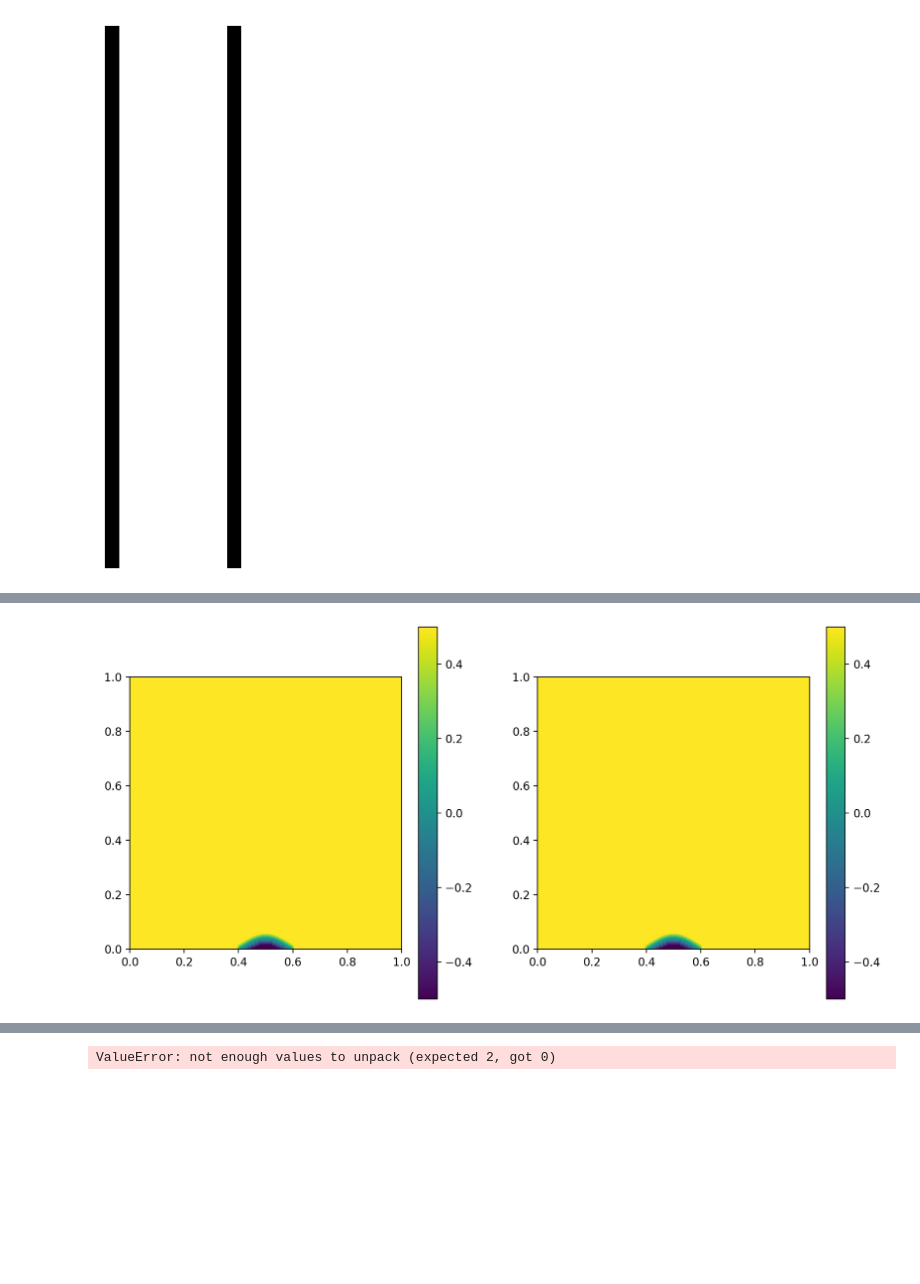
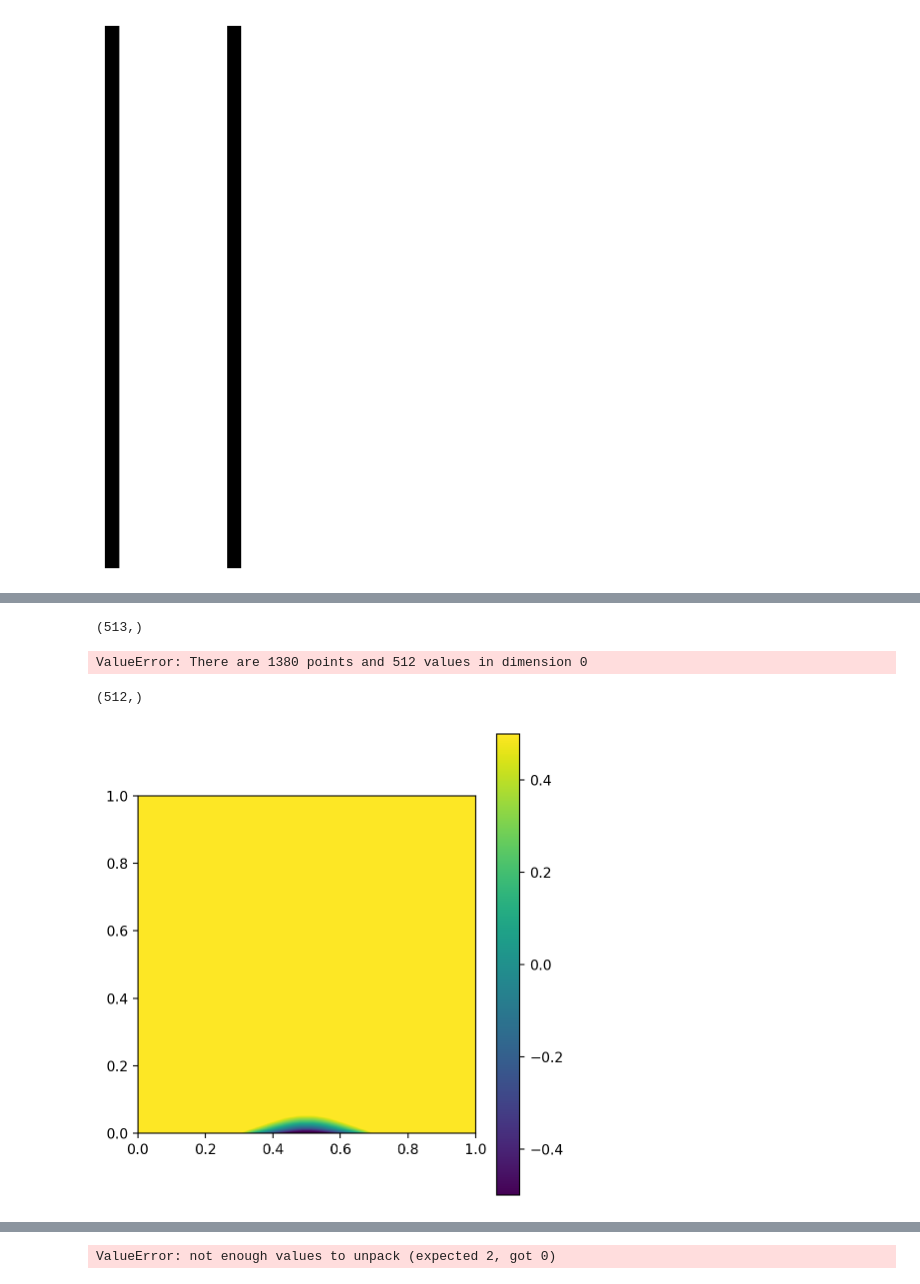
Before and after one commit to bz226/Research-Dedalus, a Jupyter notebook: 2d-AR=64/smooth_moosinesq_ibm.ipynb, the cells around one changed output, grey strips where cells are left out. Drawn from its saved outputs; the diff is of its cells as text; code cells hidden in the pictures; blank space fills up the shorter version.

```diff
--- a/2d-AR=64/smooth_moosinesq_ibm.ipynb
+++ b/2d-AR=64/smooth_moosinesq_ibm.ipynb
@@ -173,12 +202,15 @@ im = im[padz:-padz, padx:-padx, :]
 # %%
 def mask(x): return 0.5*(1-erf(np.pi**(1/2)*x))
 # %%
-cell = np.asarray(im)[:,:,2]
-cell = 1-(cell-np.min(cell))/(np.max(cell)-np.min(cell)) - .5 # boundary at cell == 0
-# the signed distance function
-# dis = [Lz/cell.shape[0],Lx/cell.shape[1]]
-# print(dis)
-distance = skfmm.distance(cell, dx = 1/50)
+# cell = np.asarray(im)[:,:,2]
+# print(cell)
+# cell = 1-(cell-np.min(cell))/(np.max(cell)-np.min(cell)) - .5 # boundary at cell == 0
+# print(cell)
+# # the signed distance function
+# # dis = [Lz/cell.shape[0],Lx/cell.shape[1]]
+# # print(dis)
+# print(cell.shape)
+# distance = skfmm.distance(cell, dx = 0.2,periodic=(False,True))
 
-print(cell.shape[1])
+# print(cell.shape[1])
 # %% [output]
@@ -186,3 +246,24 @@ print(cell.shape[1])
+# %%
+def mountain_shape(x):
+    return np.where((x >= -1.5) & (x <= 1.5), 0.08 * np.exp(-0.5*((x)/0.5)**2), 0)
+
+#create the grid point domain
+x = np.linspace(0,Lx,Nx)
+#for z use cheybyshevT grid
+z = chebyshev_grid_scaled(0,Lz,Nz)
+# z = Lz - z
+#create 2d array of points
+# print(x)
+
+#mesh grid
+xmesh,zmesh = np.meshgrid(x,z)
+points = np.column_stack([xmesh.ravel(), zmesh.ravel()])
+
+
+#directly plot the mountain on the grid
+# moutain_interp=sci.RegularGridInterpolator((z,x),(mountain_shape(x),x),bounds_error=False,fill_value=0)
+# %% [output]
+(513,)
 # %%
 # theta = np.linspace(0, 2.1np.pi, 100)
 # x_circ = 0.5+0.5np.cos(theta)
@@ -215,7 +296,47 @@ for ax in [ax1, ax2]:
     ax.set_xlim(0, 1)
     ax.set_ylim(0, 1)
 # %% [output]
-[figure, removed]
+ValueError: There are 1380 points and 512 values in dimension 0
+# %%
+
+import dedalus.public as d3
+
+dtype = np.float64
+dealias = 3/2
+
+# Bases
+coords = d3.CartesianCoordinates('x', 'z')
+dist = d3.Distributor(coords, dtype=dtype)
+xbasis = d3.RealFourier(coords['x'], size=Nx, bounds=(0, Lx), dealias=dealias)
+zbasis = d3.ChebyshevT(coords['z'], size=Nz, bounds=(0, Lz), dealias=dealias)
+x = dist.local_grid(xbasis)
+x= x[:,0]
+z = dist.local_grid(zbasis)
+z = z[0,:]
+print(x.shape)
+# z = Lz - z
+# x_hi = np.linspace(0, Lx, Nx)
+# z_hi = np.linspace(0, Lz, Nz)
+
+distance_func = sci.RegularGridInterpolator((z, x), newdistance, bounds_error=False, fill_value=-0.5)
+distance_hi = distance_func((z, x))
+
+fig = plt.figure(figsize=[12,6])
+ax1 = fig.add_subplot(1,2,1)
+mesh1 = ax1.pcolormesh(x, z, newdistance, shading='auto', vmin=-0.5, vmax=0.5)
+plt.colorbar(mesh1)
+# ax2 = fig.add_subplot(1,2,2)
+# mesh2 = ax2.pcolormesh(x, z, distance_hi, shading='auto', vmin=-0.5, vmax=0.5)
+plt.colorbar(mesh2)
+
+for ax in [ax1, ax2]:
+    ax.set_aspect(1)
+    # ax.plot(x_circ, y_circ, c='k')
+    ax.set_xlim(0, 1)
+    ax.set_ylim(0, 1)
+# %% [output]
+(512,)
+[figure, added]
 # %%
 
 fig, ax = plt.subplots(figsize=[12,12])
```
Also changed, not shown: parts of 6 cells of this notebook, 4 other files.
